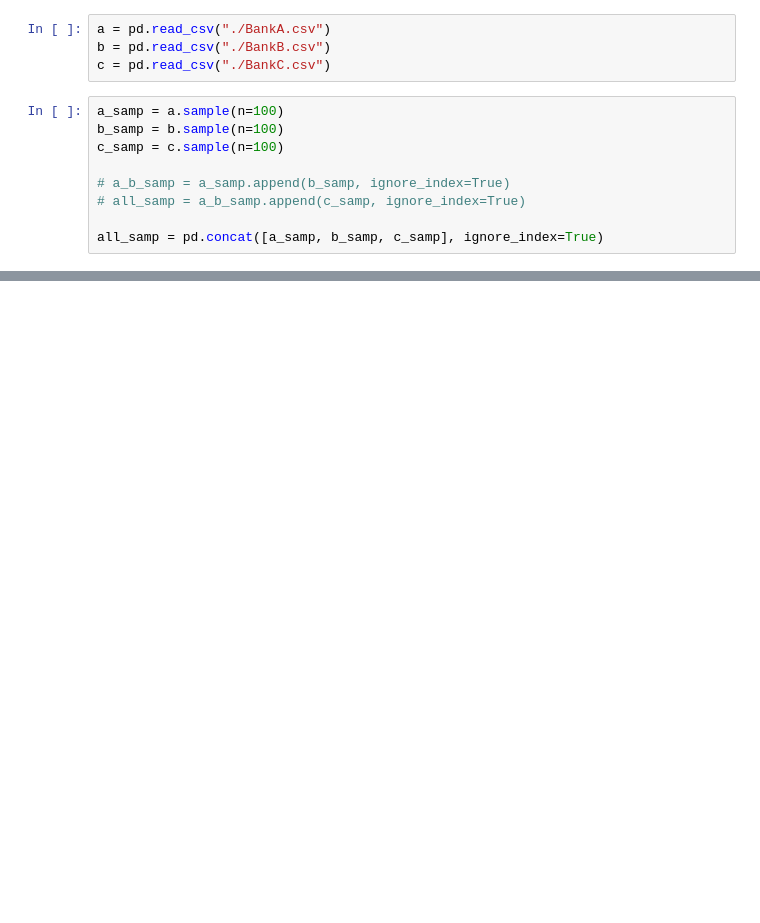
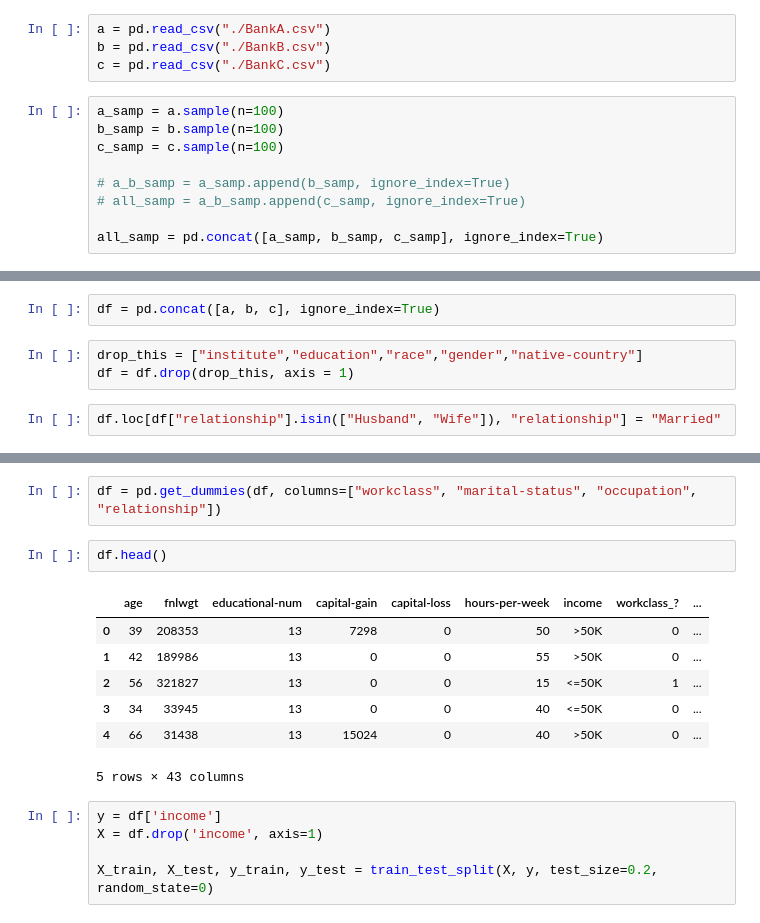
Before and after one commit to TheLastFrame/FML_2, a Jupyter notebook: Data_Exploration.ipynb, the cells around one changed output, grey strips where cells are left out. Cells and saved outputs as stored; diff of their text form; blank space fills up the shorter version.

```diff
--- a/Data_Exploration.ipynb
+++ b/Data_Exploration.ipynb
@@ -57,0 +77,7 @@ profile.to_notebook_iframe()
+# %%
+df = pd.concat([a, b, c], ignore_index=True)
+# %%
+drop_this = ["institute","education","race","gender","native-country"]
+df = df.drop(drop_this, axis = 1)
+# %%
+df.loc[df["relationship"].isin(["Husband", "Wife"]), "relationship"] = "Married"
@@ -57,0 +99,17 @@ profile.to_notebook_iframe()
+# %%
+df = pd.get_dummies(df, columns=["workclass", "marital-status", "occupation", "relationship"])
+# %%
+df.head()
+# %% [output]
+|  | age | fnlwgt | educational-num | capital-gain | capital-loss | hours-per-week | income | workclass_? | ... |
+| 0 | 39 | 208353 | 13 | 7298 | 0 | 50 | >50K | 0 | ... |
+| 1 | 42 | 189986 | 13 | 0 | 0 | 55 | >50K | 0 | ... |
+| 2 | 56 | 321827 | 13 | 0 | 0 | 15 | <=50K | 1 | ... |
+| 3 | 34 | 33945 | 13 | 0 | 0 | 40 | <=50K | 0 | ... |
+| 4 | 66 | 31438 | 13 | 15024 | 0 | 40 | >50K | 0 | ... |
+5 rows × 43 columns
+# %%
+y = df['income']
+X = df.drop('income', axis=1)
+
+X_train, X_test, y_train, y_test = train_test_split(X, y, test_size=0.2, random_state=0)
```
Also changed, not shown: parts of 10 cells of this notebook.
